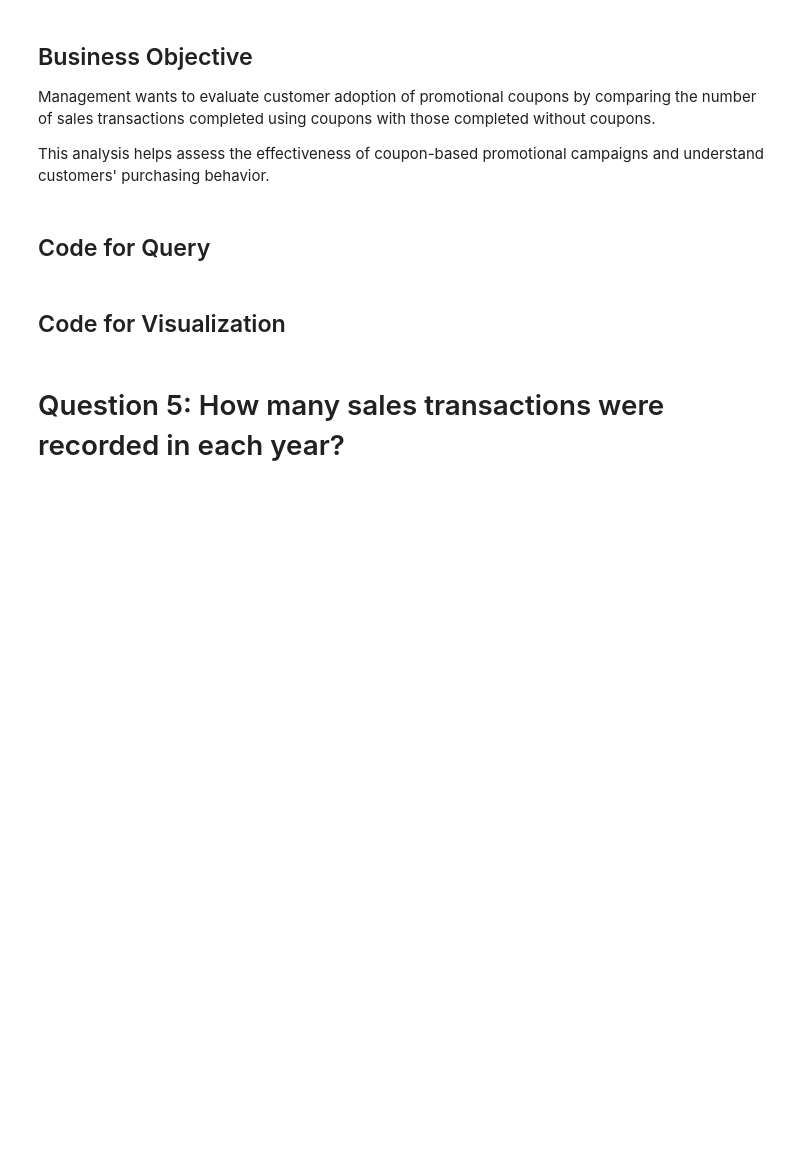
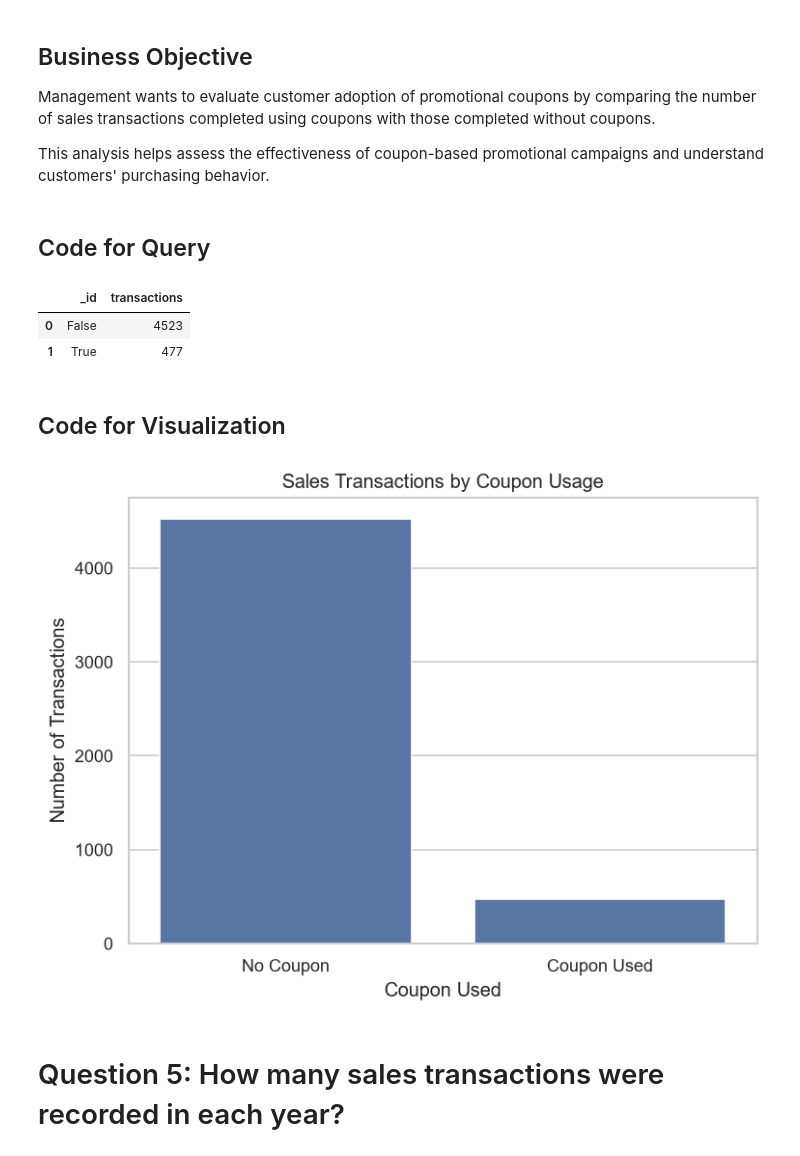
Before and after one commit to thanuja-reddi/MongoDB_EDA_Case_Study, a Jupyter notebook: notebooks/homework_casestudy_questions.ipynb, the cells around one changed output. Saved outputs shown, nothing was run; the diff lists cells and outputs as text; code cells hidden in the pictures; blank space fills up the shorter version.

Commit message:
Completed Q4: Coupon usage transaction analysis

```diff
--- a/notebooks/homework_casestudy_questions.ipynb
+++ b/notebooks/homework_casestudy_questions.ipynb
@@ -344,8 +344,62 @@ Management wants to evaluate customer adoption of promotional coupons by compari
 This analysis helps assess the effectiveness of coupon-based promotional campaigns and understand customers' purchasing behavior.
 # %% [markdown]
 ## Code for Query
+# %%
+pipeline = [
+    {
+        "$group": {
+            "_id": "$couponUsed",
+            "transactions": {
+                "$sum": 1
+            }
+        }
+    },
+    {
+        "$sort": {
+            "transactions": -1
+        }
+    }
+]
+
+result = list(sales.aggregate(pipeline))
+
+coupon_transactions = pd.DataFrame(result)
+
+coupon_transactions
+# %% [output]
+|  | _id | transactions |
+| 0 | False | 4523 |
+| 1 | True | 477 |
 # %% [markdown]
 ## Code for Visualization
+# %%
+coupon_transactions.rename(
+    columns={"_id": "Coupon Used"},
+    inplace=True
+)
+# %%
+plt.figure(figsize=(7, 5))
+
+sns.barplot(
+    data=coupon_transactions,
+    x="Coupon Used",
+    y="transactions"
+)
+
+plt.title("Sales Transactions by Coupon Usage")
+
+plt.xlabel("Coupon Used")
+
+plt.ylabel("Number of Transactions")
+
+plt.xticks(
+    ticks=[0,1],
+    labels=["No Coupon", "Coupon Used"]
+)
+
+plt.show()
+# %% [output]
+[figure, added]
 # %% [markdown]
 # Question 5: How many sales transactions were recorded in each year?
 # %% [markdown]
```
